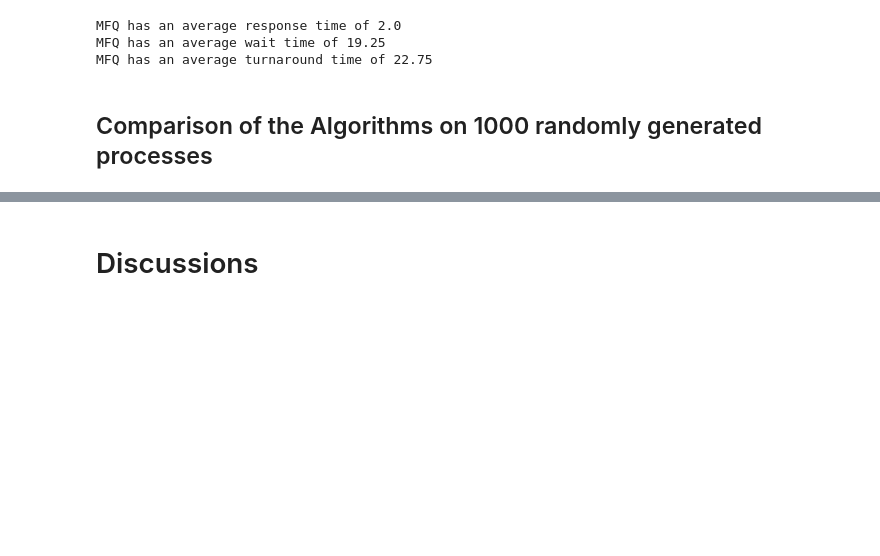
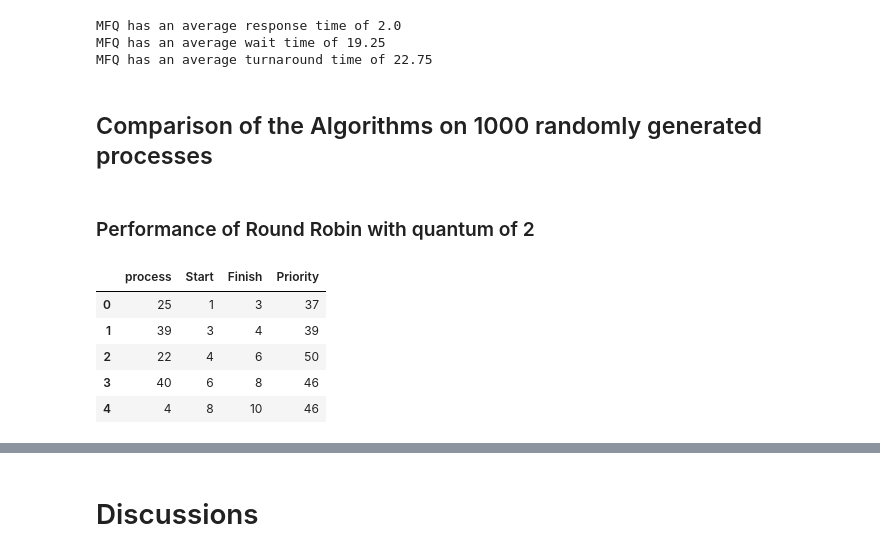
Before and after one commit to al-jisal/CS337-OperatingSystems, a Jupyter notebook: Project02/Scheduling_Analyses2.ipynb, the cells around one changed output, grey strips where cells are left out. Drawn from its saved outputs; the diff is of its cells as text; code cells hidden in the pictures; blank space fills up the shorter version.

```diff
--- a/Project02/Scheduling_Analyses2.ipynb
+++ b/Project02/Scheduling_Analyses2.ipynb
@@ -349,0 +291,2 @@ for i in range(HALF_PROCESSES, NUM_PROCESSES):
+# %% [markdown]
+### Performance of Round Robin with quantum of 2
@@ -349,0 +299,10 @@ for i in range(HALF_PROCESSES, NUM_PROCESSES):
+# %%
+df = pd.read_csv("com_test.csv")
+df.head()
+# %% [output]
+|  | process | Start | Finish | Priority |
+| 0 | 25 | 1 | 3 | 37 |
+| 1 | 39 | 3 | 4 | 39 |
+| 2 | 22 | 4 | 6 | 50 |
+| 3 | 40 | 6 | 8 | 46 |
+| 4 | 4 | 8 | 10 | 46 |
```
Also changed, not shown: parts of 68 cells of this notebook.
